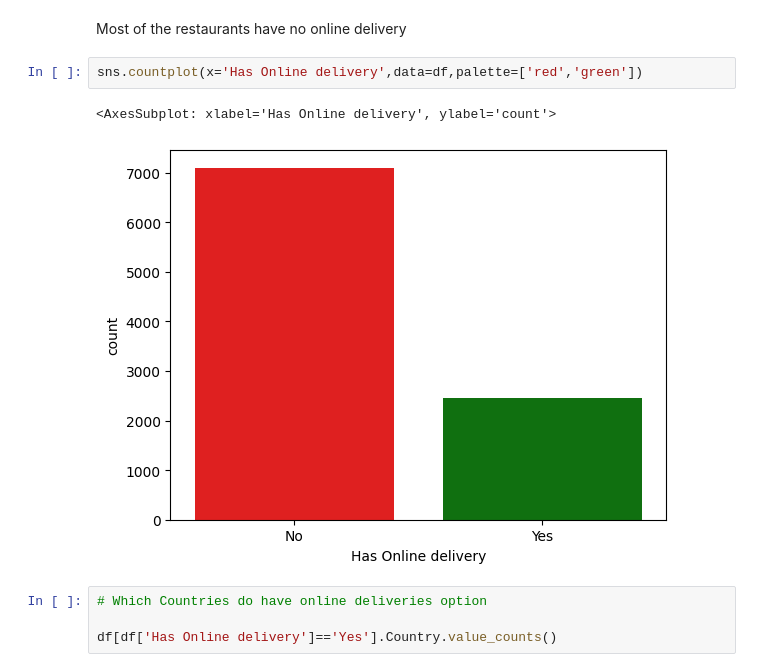
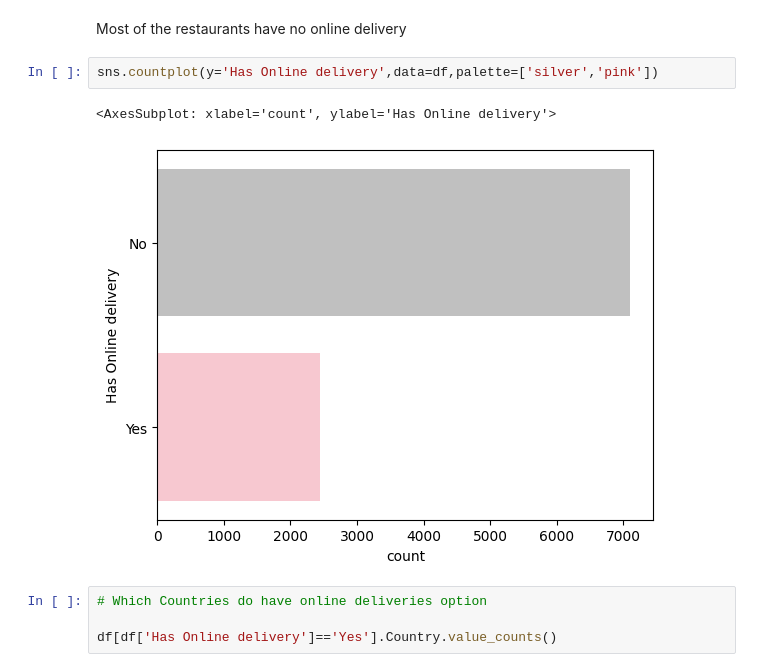
Before and after one commit to anjusukumaran4/data_visualization, a Jupyter notebook: zomato-restaurants-data-eda.ipynb, the cells around one changed output. Cells and saved outputs as stored; diff of their text form.

```diff
--- a/zomato-restaurants-data-eda.ipynb
+++ b/zomato-restaurants-data-eda.ipynb
@@ -235,10 +265,10 @@ Name: Has Online delivery, dtype: int64
 # %% [markdown]
 Most of the restaurants have no online delivery
 # %%
-sns.countplot(x='Has Online delivery',data=df,palette=['red','green'])
+sns.countplot(y='Has Online delivery',data=df,palette=['silver','pink'])
 # %% [output]
-<AxesSubplot: xlabel='Has Online delivery', ylabel='count'>
+<AxesSubplot: xlabel='count', ylabel='Has Online delivery'>
-[figure, old version]
+[figure, new version]
 # %%
 # Which Countries do have online deliveries option
 
```
Also changed, not shown: parts of 33 cells of this notebook.
